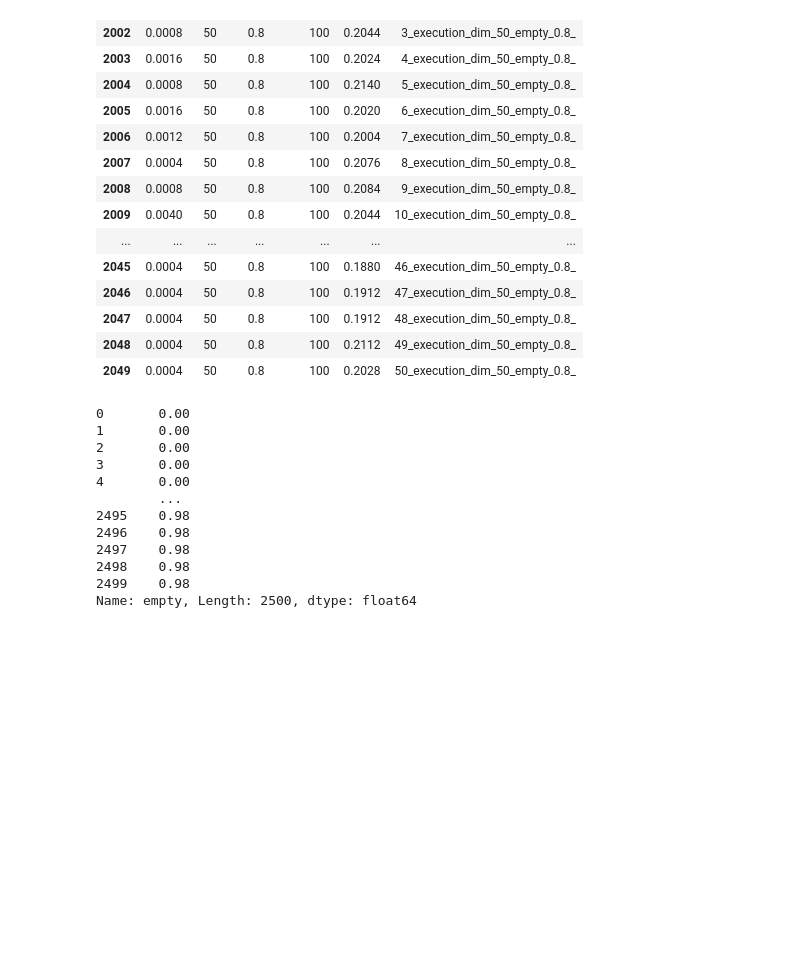
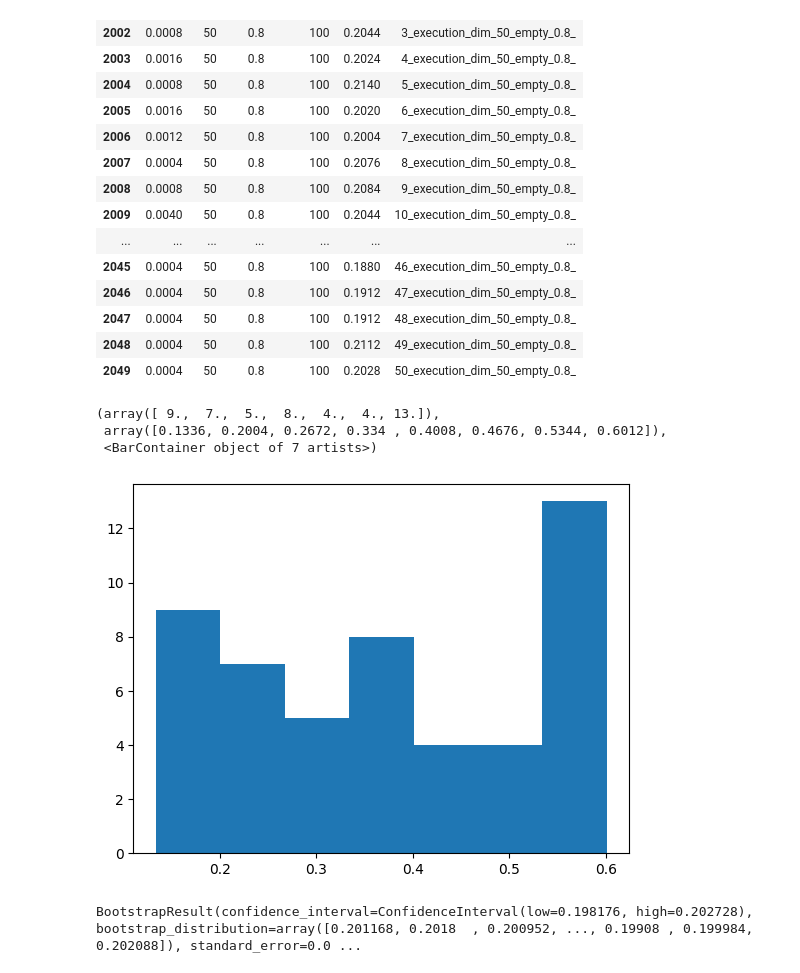
Before and after one commit to luizgabrielsilva/2023_02_cst_323_introduction_to_earth_system_modelling, a Jupyter notebook: projects/fire_in_the_forest/plots/fire_in_the_forest_plots.ipynb, the cells around one changed output. Cells and saved outputs as stored; diff of their text form; code cells hidden in the pictures; blank space fills up the shorter version.

```diff
--- a/projects/fire_in_the_forest/plots/fire_in_the_forest_plots.ipynb
+++ b/projects/fire_in_the_forest/plots/fire_in_the_forest_plots.ipynb
@@ -116,17 +116,9 @@ data.loc[data["empty"]==0.80]
 | 2048 | 0.0004 | 50 | 0.8 | 100 | 0.2112 | 49_execution_dim_50_empty_0.8_ |
 | 2049 | 0.0004 | 50 | 0.8 | 100 | 0.2028 | 50_execution_dim_50_empty_0.8_ |
 # %%
-data["empty"]
+plt.hist(data.loc[data["empty"]==0.40, "forest"], bins="auto")
 # %% [output]
-0       0.00
-1       0.00
-2       0.00
-3       0.00
-4       0.00
-        ...
-2495    0.98
-2496    0.98
-2497    0.98
-2498    0.98
-2499    0.98
-Name: empty, Length: 2500, dtype: float64
+(array([ 9.,  7.,  5.,  8.,  4.,  4., 13.]),
+ array([0.1336, 0.2004, 0.2672, 0.334 , 0.4008, 0.4676, 0.5344, 0.6012]),
+ <BarContainer object of 7 artists>)
+[figure, added]
@@ -132,0 +132,4 @@ Name: empty, Length: 2500, dtype: float64
+# %%
+res
+# %% [output]
+BootstrapResult(confidence_interval=ConfidenceInterval(low=0.198176, high=0.202728), bootstrap_distribution=array([0.201168, 0.2018  , 0.200952, ..., 0.19908 , 0.199984, 0.202088]), standard_error=0.0 ...
```
Also changed, not shown: parts of 4 cells of this notebook, 2 other files.
